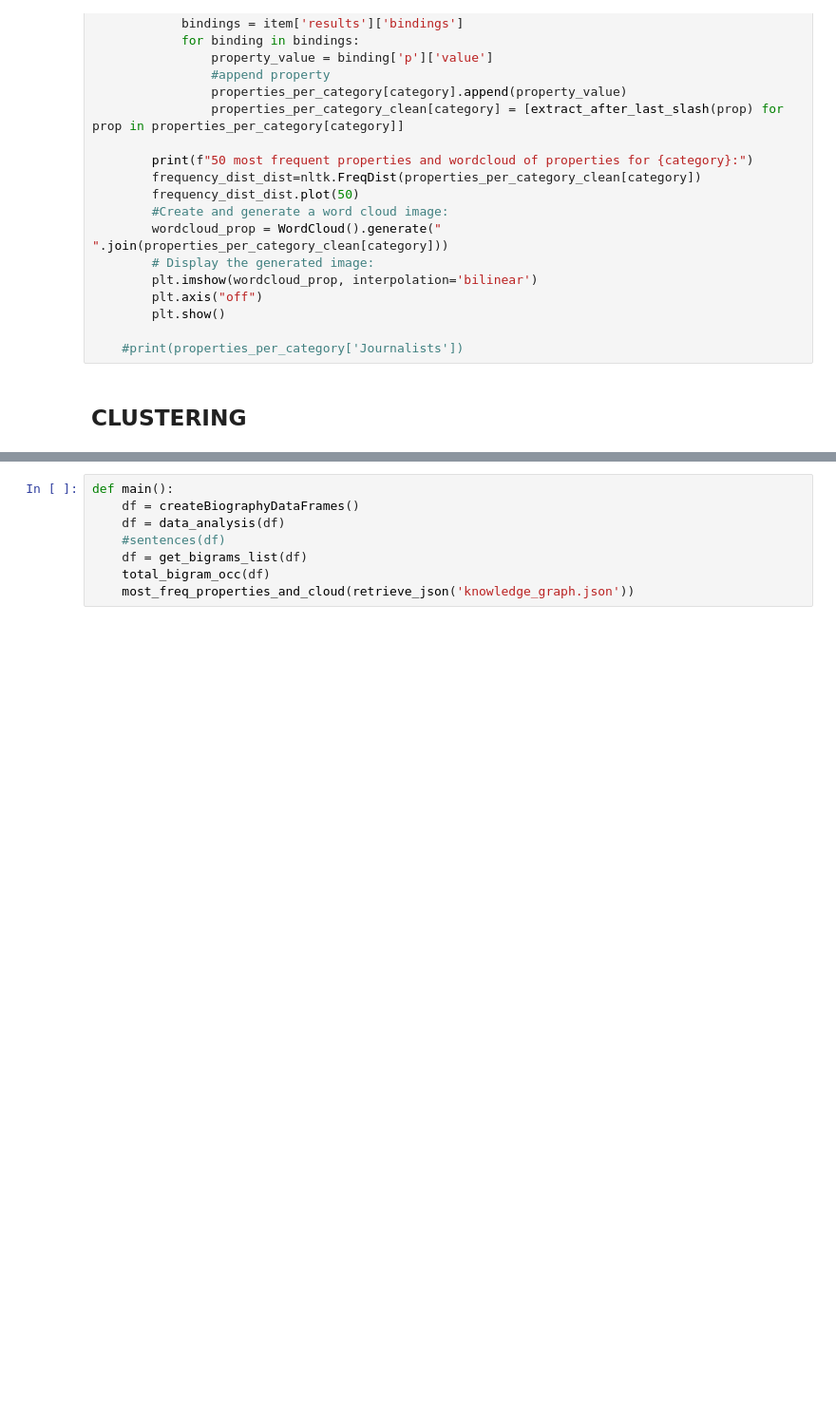
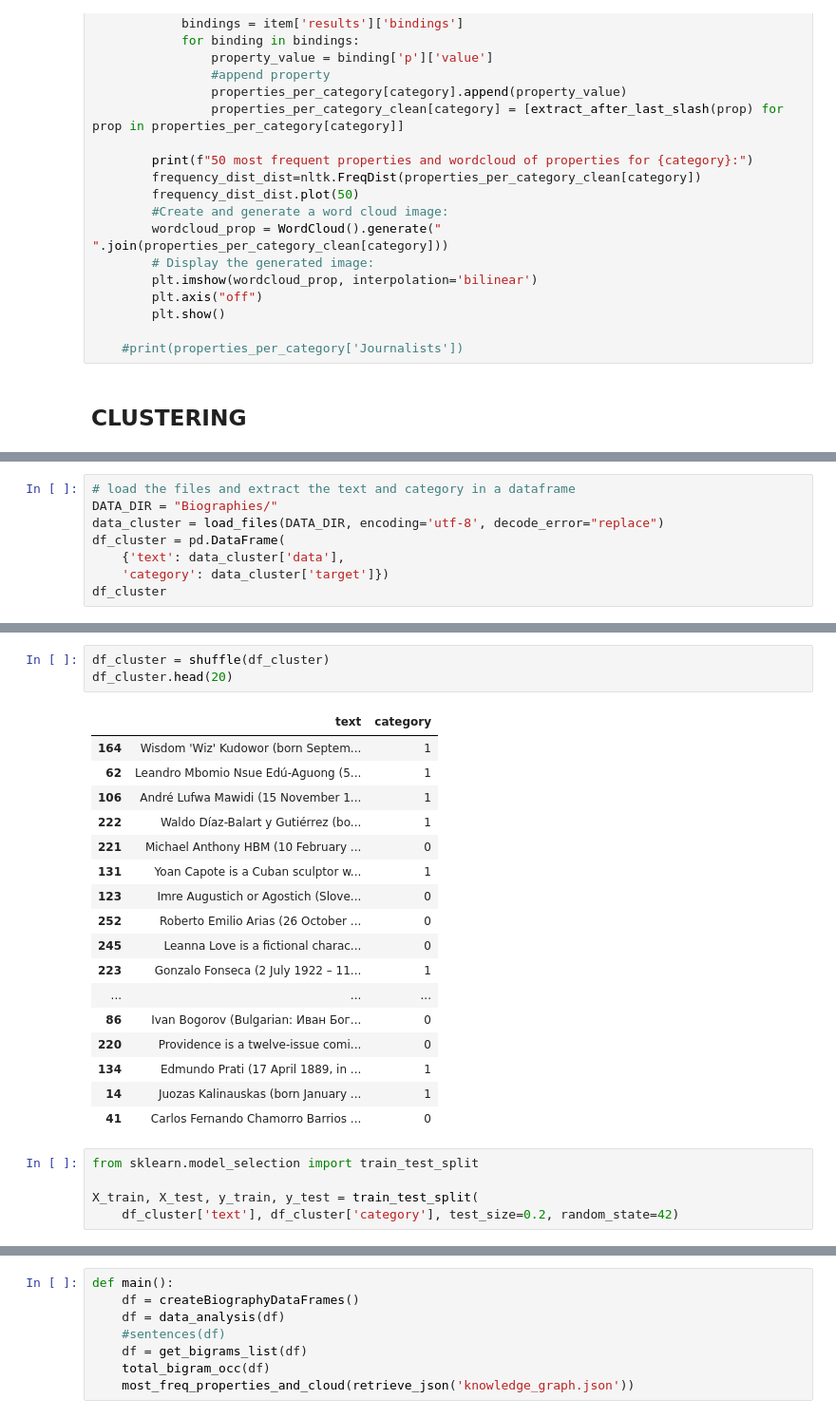
Before and after one commit to marinmss/m1-datascience-project, a Jupyter notebook: src/task1.ipynb, the cells around one changed output, grey strips where cells are left out. Shown at 95% size. Cells and saved outputs as stored; diff of their text form; blank space fills up the shorter version.

Commit message:
update clustering

```diff
--- a/src/task1.ipynb
+++ b/src/task1.ipynb
@@ -373,0 +376,8 @@ from sklearn.decomposition import PCA
+# %%
+# load the files and extract the text and category in a dataframe
+DATA_DIR = "Biographies/"
+data_cluster = load_files(DATA_DIR, encoding='utf-8', decode_error="replace")
+df_cluster = pd.DataFrame(
+    {'text': data_cluster['data'],
+    'category': data_cluster['target']})
+df_cluster
@@ -373,0 +409,26 @@ from sklearn.decomposition import PCA
+# %%
+df_cluster = shuffle(df_cluster)
+df_cluster.head(20)
+# %% [output]
+|  | text | category |
+| 164 | Wisdom 'Wiz' Kudowor (born Septem... | 1 |
+| 62 | Leandro Mbomio Nsue Edú-Aguong (5... | 1 |
+| 106 | André Lufwa Mawidi (15 November 1... | 1 |
+| 222 | Waldo Díaz-Balart y Gutiérrez (bo... | 1 |
+| 221 | Michael Anthony HBM (10 February ... | 0 |
+| 131 | Yoan Capote is a Cuban sculptor w... | 1 |
+| 123 | Imre Augustich or Agostich (Slove... | 0 |
+| 252 | Roberto Emilio Arias (26 October ... | 0 |
+| 245 | Leanna Love is a fictional charac... | 0 |
+| 223 | Gonzalo Fonseca (2 July 1922 – 11... | 1 |
+| ... | ... | ... |
+| 86 | Ivan Bogorov (Bulgarian: Иван Бог... | 0 |
+| 220 | Providence is a twelve-issue comi... | 0 |
+| 134 | Edmundo Prati (17 April 1889, in ... | 1 |
+| 14 | Juozas Kalinauskas (born January ... | 1 |
+| 41 | Carlos Fernando Chamorro Barrios ... | 0 |
+# %%
+from sklearn.model_selection import train_test_split
+
+X_train, X_test, y_train, y_test = train_test_split(
+    df_cluster['text'], df_cluster['category'], test_size=0.2, random_state=42)
```
Also changed, not shown: parts of 19 cells of this notebook.
